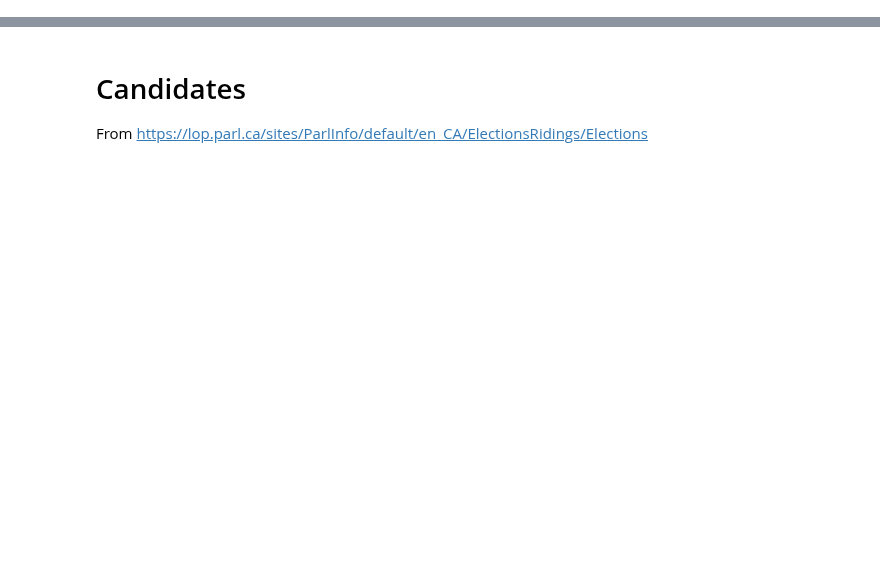
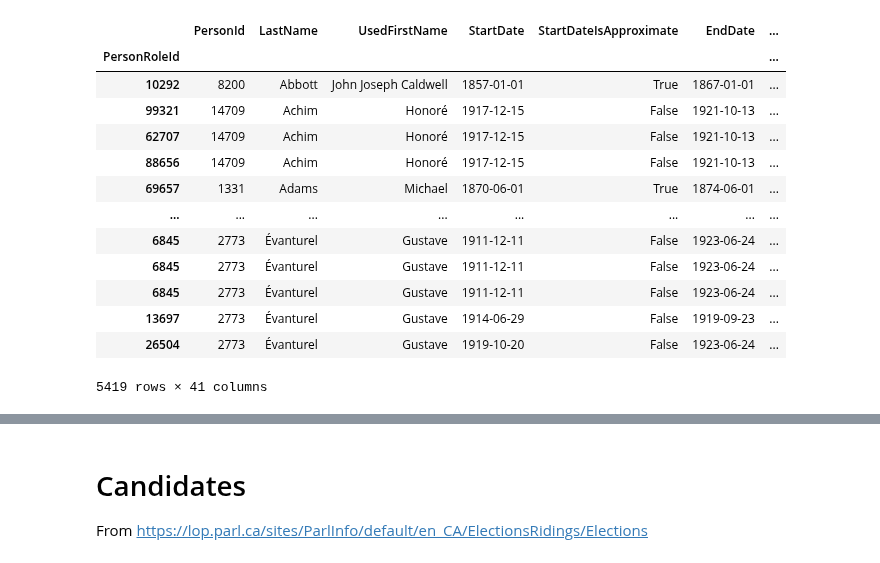
Before and after one commit to nedgar/parleh, a Jupyter notebook: notebooks/Parliamentary data.ipynb, the cells around one changed output, grey strips where cells are left out. Cells and saved outputs as stored; diff of their text form; code cells hidden in the pictures; blank space fills up the shorter version.

```diff
--- a/notebooks/Parliamentary data.ipynb
+++ b/notebooks/Parliamentary data.ipynb
@@ -107,5 +121,6 @@ len(files)
 # %%
 def person_recs(n = None):
+    files = person_files()
     for file in files[:n] if n else files:
         with open(os.path.join(people_dir, file)) as f:
             yield json.load(f)
@@ -289,3 +339,40 @@ len(df)
 # %%
 path = os.path.join(people_dir, 'person_roles.csv')
 df.to_csv(path, index=False, encoding='utf8')
+# %%
+def extract_roles(role_type):
+    global rows
+    global df
+
+    person_cols = ['PersonId', 'LastName', 'UsedFirstName']
+
+    rows = []
+    for rec in person_recs():
+        person = {col: rec['Person'][col] for col in person_cols}
+        roles = rec[role_type]
+        if roles:
+            for role in roles:
+                classes = role['Classes']
+                if classes is not None:
+                    class_names = [c['RoleClassNameEn'] for c in classes]
+                    if None in class_names:
+                        print(person, "class names:", class_names)
+                    role['Classes'] = '|'.join(filter(None, class_names))
+
+                mp_info = role['MemberOfParliament']
+                if mp_info is not None:
+                    role['MemberOfParliament'] = mp_info['OccupationTypeEn']
+
+                row = {**person, **role}
+                rows.append(row)
+
+    df = pd.DataFrame(rows).set_index('PersonRoleId')
+    df = df.sort_values(['LastName', 'UsedFirstName', 'PersonId', 'StartDate', 'RoleId'])
+    cleanup(df);
+    df = df.drop_duplicates()
+    return df
+# %%
+df = extract_roles('ProvincialExperience')
+path = os.path.join(people_dir, 'provincial_experience.csv')
+df.to_csv(path, encoding='utf8')
+df.count()
@@ -291,0 +417,17 @@ df.to_csv(path, index=False, encoding='utf8')
+# %%
+df
+# %% [output]
+|  | PersonId | LastName | UsedFirstName | StartDate | StartDateIsApproximate | EndDate | ... |
+| PersonRoleId |  |  |  |  |  |  | ... |
+| 10292 | 8200 | Abbott | John Joseph Caldwell | 1857-01-01 | True | 1867-01-01 | ... |
+| 99321 | 14709 | Achim | Honoré | 1917-12-15 | False | 1921-10-13 | ... |
+| 62707 | 14709 | Achim | Honoré | 1917-12-15 | False | 1921-10-13 | ... |
+| 88656 | 14709 | Achim | Honoré | 1917-12-15 | False | 1921-10-13 | ... |
+| 69657 | 1331 | Adams | Michael | 1870-06-01 | True | 1874-06-01 | ... |
+| ... | ... | ... | ... | ... | ... | ... | ... |
+| 6845 | 2773 | Évanturel | Gustave | 1911-12-11 | False | 1923-06-24 | ... |
+| 6845 | 2773 | Évanturel | Gustave | 1911-12-11 | False | 1923-06-24 | ... |
+| 6845 | 2773 | Évanturel | Gustave | 1911-12-11 | False | 1923-06-24 | ... |
+| 13697 | 2773 | Évanturel | Gustave | 1914-06-29 | False | 1919-09-23 | ... |
+| 26504 | 2773 | Évanturel | Gustave | 1919-10-20 | False | 1923-06-24 | ... |
+5419 rows × 41 columns
```
Also changed, not shown: parts of 37 cells of this notebook, 17 other files.
